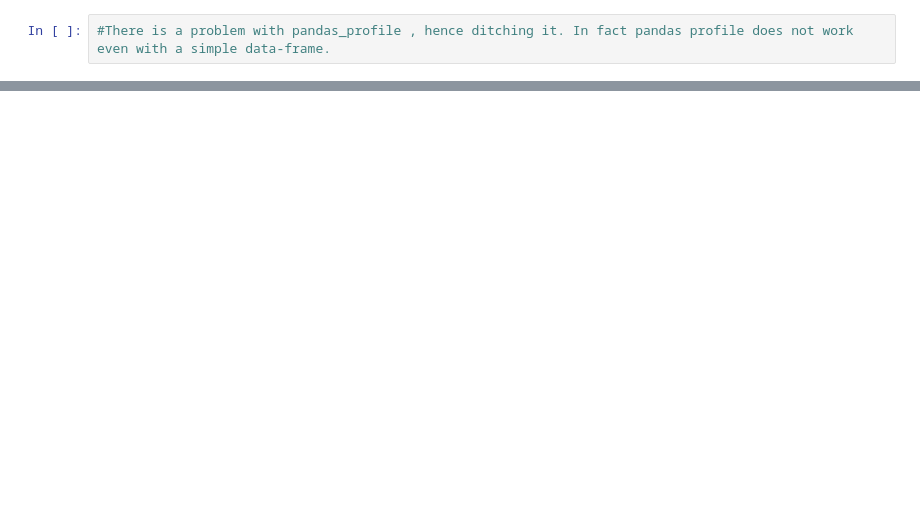
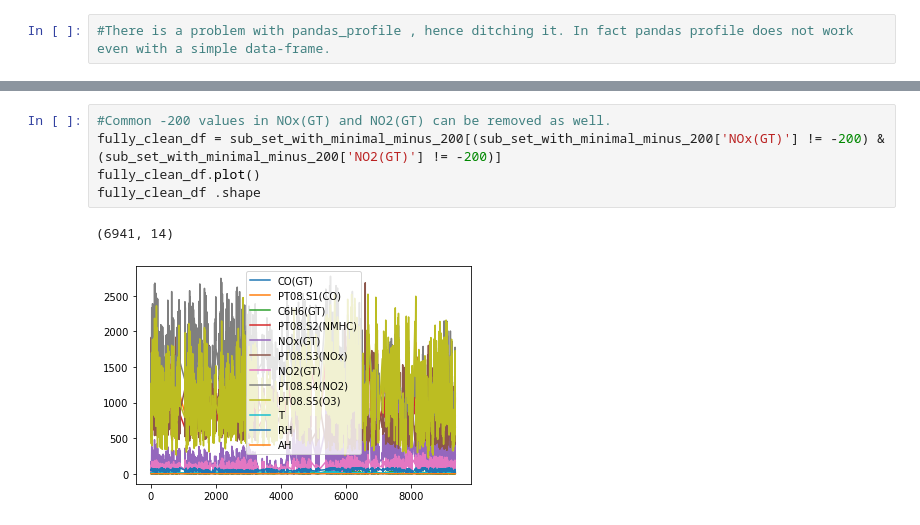
Before and after one commit to sateesh12/bin_utils, a Jupyter notebook: AQI_Analysis.ipynb, the cells around one changed output, grey strips where cells are left out. Drawn from its saved outputs; the diff is of its cells as text; blank space fills up the shorter version.

```diff
--- a/AQI_Analysis.ipynb
+++ b/AQI_Analysis.ipynb
@@ -299,0 +237,8 @@ memory usage: 103.4+ KB
+# %%
+#Common -200 values in NOx(GT) and NO2(GT) can be removed as well.
+fully_clean_df = sub_set_with_minimal_minus_200[(sub_set_with_minimal_minus_200['NOx(GT)'] != -200) & (sub_set_with_minimal_minus_200['NO2(GT)'] != -200)]
+fully_clean_df.plot()
+fully_clean_df .shape
+# %% [output]
+(6941, 14)
+[figure, added]
```
Also changed, not shown: parts of 16 cells of this notebook.
